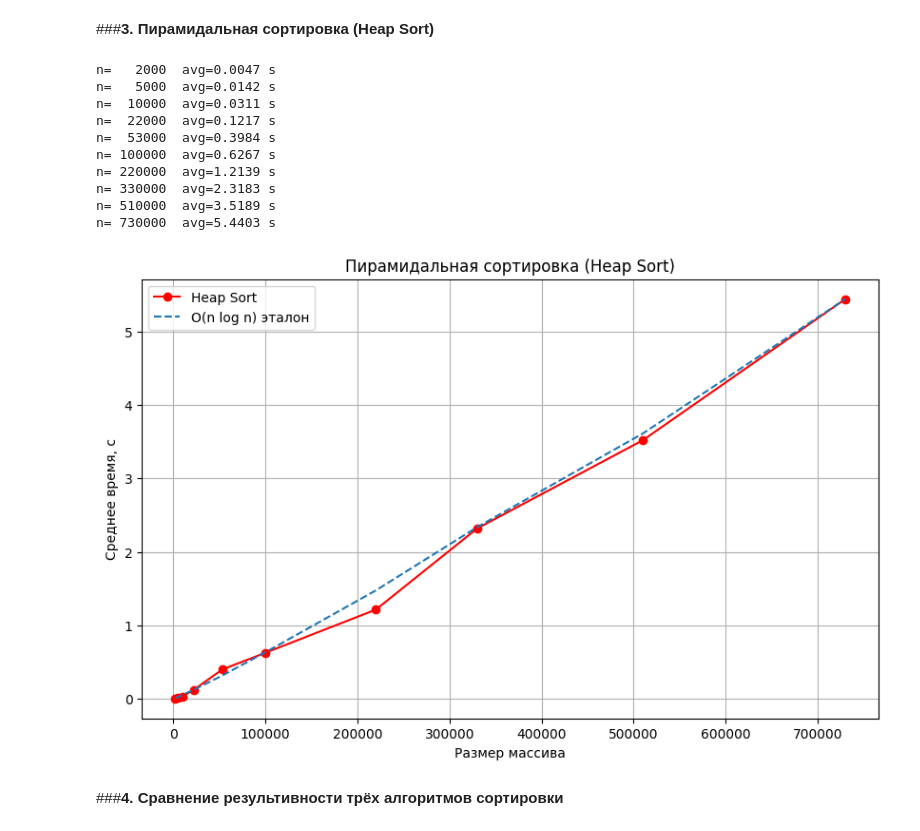
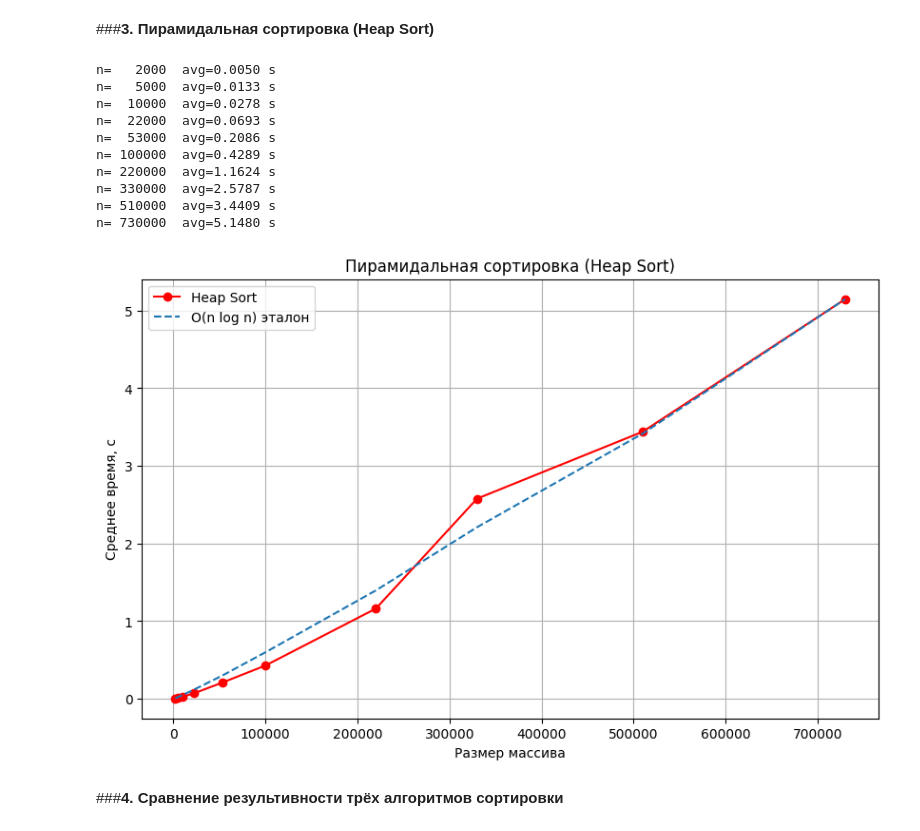
Before and after one commit to pavlovm174066-cyber/PavlovSortirovkaColab, a Jupyter notebook: PavlovSortirovka.ipynb, the cells around one changed output. Cells and saved outputs as stored; diff of their text form; code cells hidden in the pictures.

```diff
--- a/PavlovSortirovka.ipynb
+++ b/PavlovSortirovka.ipynb
@@ -112,7 +112,8 @@ def main():
     results = []
     for n in SIZES:
         total = 0.0
-        for _ in range(3):
+        for run in range(3):
+            random.seed(n * 100 + run)
             arr = [random.randint(0, 1000000) for _ in range(n)]
             t0 = time.perf_counter()
             quicksort(arr)
@@ -175,7 +176,8 @@ def main():
     results = []
     for n in SIZES:
         total = 0.0
-        for _ in range(3):
+        for run in range(3):
+            random.seed(n * 100 + run)
             arr = [random.randint(0, 1000000) for _ in range(n)]
             t0 = time.perf_counter()
             comb_sort(arr)
@@ -241,45 +243,46 @@ def heap_sort(arr):
 
 SIZES = [2000, 5000, 10000, 22000, 53000, 100000, 220000, 330000, 510000, 730000]
 
 def main():
     results = []
     for n in SIZES:
         total = 0.0
-        for _ in range(3):
+        for run in range(3):
+            random.seed(n * 100 + run)
             arr = [random.randint(0, 1000000) for _ in range(n)]
             t0 = time.perf_counter()
             heap_sort(arr)
             total += time.perf_counter() - t0
         avg = total / 3
         results.append(avg)
         print(f"n={n:>7}  avg={avg:.4f} s")
 
     plt.figure(figsize=(10, 6))
     plt.plot(SIZES, results, marker='o', color='red', label='Heap Sort')
     ref = [results[-1] * (n * n.bit_length()) / (SIZES[-1] * SIZES[-1].bit_length()) for n in SIZES]
     plt.plot(SIZES, ref, '--', label='O(n log n) эталон')
     plt.xlabel('Размер массива')
     plt.ylabel('Среднее время, с')
     plt.title('Пирамидальная сортировка (Heap Sort)')
     plt.legend()
     plt.grid(True)
     plt.savefig('heap_sort.png', dpi=120)
     plt.show()
 
 if __name__ == '__main__':
     main()
 # %% [output]
-n=   2000  avg=0.0047 s
-n=   5000  avg=0.0142 s
-n=  10000  avg=0.0311 s
-n=  22000  avg=0.1217 s
-n=  53000  avg=0.3984 s
-n= 100000  avg=0.6267 s
-n= 220000  avg=1.2139 s
-n= 330000  avg=2.3183 s
-n= 510000  avg=3.5189 s
-n= 730000  avg=5.4403 s
+n=   2000  avg=0.0050 s
+n=   5000  avg=0.0133 s
+n=  10000  avg=0.0278 s
+n=  22000  avg=0.0693 s
+n=  53000  avg=0.2086 s
+n= 100000  avg=0.4289 s
+n= 220000  avg=1.1624 s
+n= 330000  avg=2.5787 s
+n= 510000  avg=3.4409 s
+n= 730000  avg=5.1480 s
-[figure, old version]
+[figure, new version]
 # %% [markdown]
 ###**4. Сравнение результивности трёх алгоритмов сортировки**
 # %%
```
Also changed, not shown: parts of 5 cells of this notebook.
